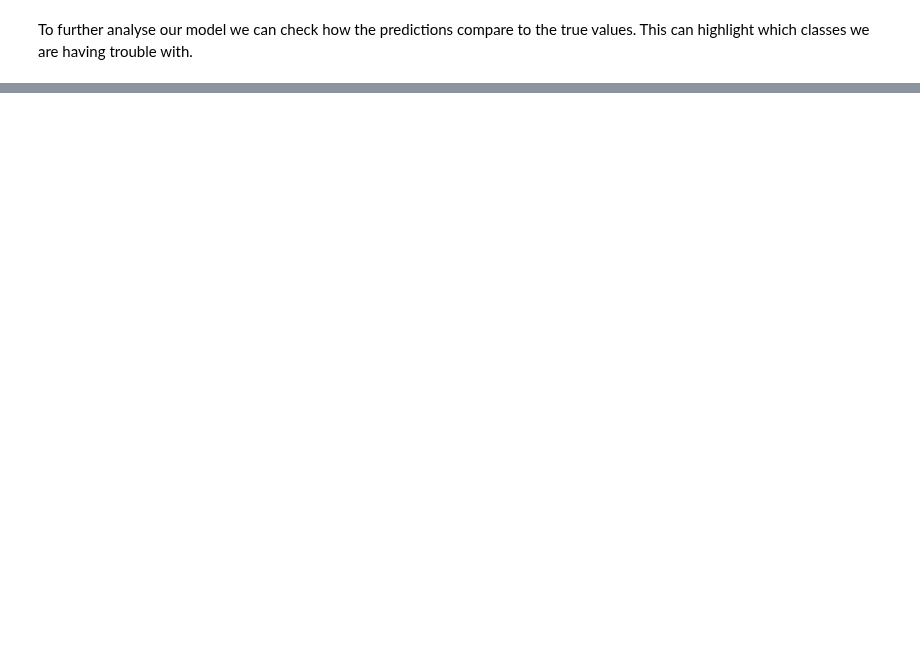
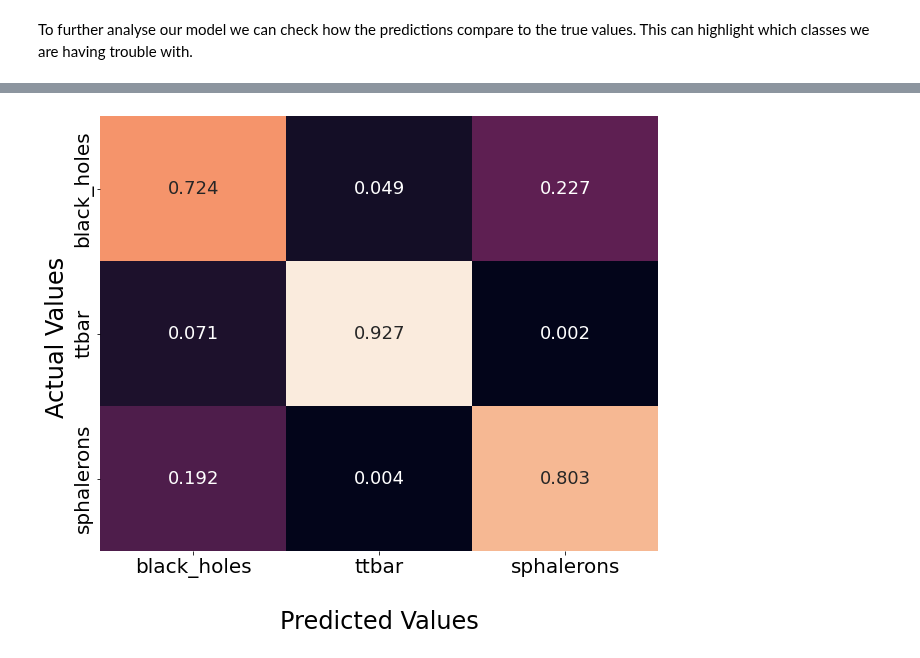
Before and after one commit to choisant/imcalML, a Jupyter notebook: notebooks/CNN_simple_classifier.ipynb, the cells around one changed output, grey strips where cells are left out. Saved outputs shown, nothing was run; the diff lists cells and outputs as text; code cells hidden in the pictures; blank space fills up the shorter version.

```diff
--- a/notebooks/CNN_simple_classifier.ipynb
+++ b/notebooks/CNN_simple_classifier.ipynb
@@ -333,0 +537,6 @@ plt.xlim(-0.5, OUTPUTS -0.5)
+# %%
+truth, preds = predict(resnet, testdata, 100)
+confusion = pd.DataFrame(dict(zip(["Truth", "Predictions"], [truth, preds])))
+print(len(truth), len(preds))
+print(preds[0:100])
+print(truth[0:100])
@@ -333,0 +558,23 @@ plt.xlim(-0.5, OUTPUTS -0.5)
+# %%
+from sklearn.metrics import confusion_matrix
+import seaborn as sn
+
+fig, ax = plt.subplots(figsize = (10, 8))
+
+#Generate the confusion matrix
+cf_matrix = confusion_matrix(confusion["Truth"], confusion["Predictions"], normalize="true")
+cf_matrix = np.round(cf_matrix, 3)
+ax = sn.heatmap(cf_matrix, annot=True, cbar=False, cmap='rocket', fmt='g',annot_kws={"size": 18})
+
+#ax.set_title('Confusion matrix\n\n', size=24)
+ax.set_xlabel('\nPredicted Values', size=24)
+ax.set_ylabel('Actual Values ', size=24)
+
+## Ticket labels - List must be in alphabetical order
+ax.xaxis.set_ticklabels(LABELS, size=20)
+ax.yaxis.set_ticklabels(LABELS, size=20)
+
+## Display the visualization of the Confusion Matrix.
+plt.show()
+# %% [output]
+[figure, added]
```
Also changed, not shown: parts of 21 cells of this notebook, 6 other files.
